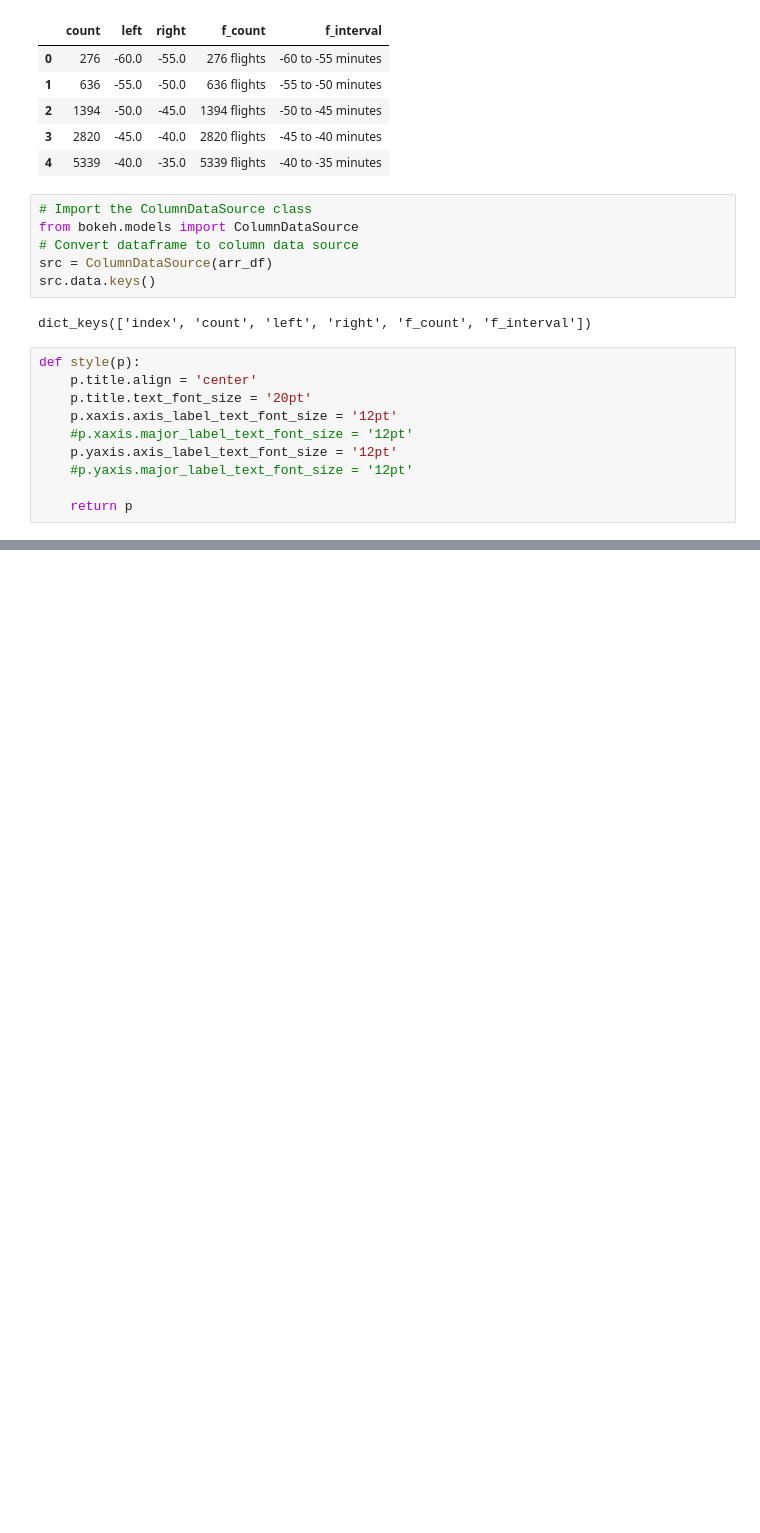
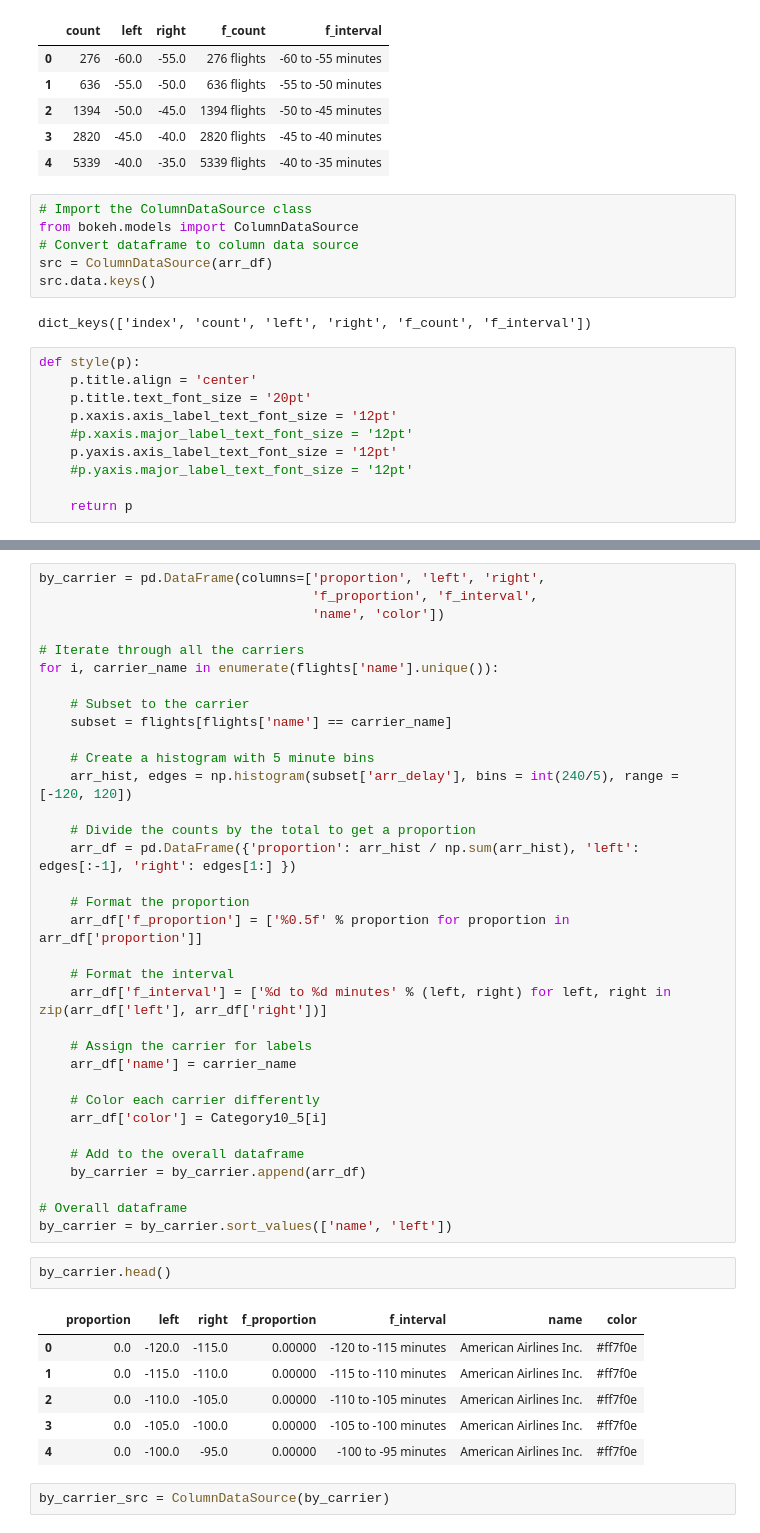
Before and after one commit to ParalysisSyndrome/Data-Visualization, a Jupyter notebook: week9/Tugas/Data_visualization_Bokeh_part1.ipynb, the cells around one changed output, grey strips where cells are left out. Saved outputs shown, nothing was run; the diff lists cells and outputs as text; blank space fills up the shorter version.

```diff
--- a/week9/Tugas/Data_visualization_Bokeh_part1.ipynb
+++ b/week9/Tugas/Data_visualization_Bokeh_part1.ipynb
@@ -178,0 +188,45 @@ show(p)
+# %%
+by_carrier = pd.DataFrame(columns=['proportion', 'left', 'right',
+                                   'f_proportion', 'f_interval',
+                                   'name', 'color'])
+
+# Iterate through all the carriers
+for i, carrier_name in enumerate(flights['name'].unique()):
+
+    # Subset to the carrier
+    subset = flights[flights['name'] == carrier_name]
+
+    # Create a histogram with 5 minute bins
+    arr_hist, edges = np.histogram(subset['arr_delay'], bins = int(240/5), range = [-120, 120])
+
+    # Divide the counts by the total to get a proportion
+    arr_df = pd.DataFrame({'proportion': arr_hist / np.sum(arr_hist), 'left': edges[:-1], 'right': edges[1:] })
+
+    # Format the proportion
+    arr_df['f_proportion'] = ['%0.5f' % proportion for proportion in arr_df['proportion']]
+
+    # Format the interval
+    arr_df['f_interval'] = ['%d to %d minutes' % (left, right) for left, right in zip(arr_df['left'], arr_df['right'])]
+
+    # Assign the carrier for labels
+    arr_df['name'] = carrier_name
+
+    # Color each carrier differently
+    arr_df['color'] = Category10_5[i]
+
+    # Add to the overall dataframe
+    by_carrier = by_carrier.append(arr_df)
+
+# Overall dataframe
+by_carrier = by_carrier.sort_values(['name', 'left'])
+# %%
+by_carrier.head()
+# %% [output]
+|  | proportion | left | right | f_proportion | f_interval | name | color |
+| 0 | 0.0 | -120.0 | -115.0 | 0.00000 | -120 to -115 minutes | American Airlines Inc. | #ff7f0e |
+| 1 | 0.0 | -115.0 | -110.0 | 0.00000 | -115 to -110 minutes | American Airlines Inc. | #ff7f0e |
+| 2 | 0.0 | -110.0 | -105.0 | 0.00000 | -110 to -105 minutes | American Airlines Inc. | #ff7f0e |
+| 3 | 0.0 | -105.0 | -100.0 | 0.00000 | -105 to -100 minutes | American Airlines Inc. | #ff7f0e |
+| 4 | 0.0 | -100.0 | -95.0 | 0.00000 | -100 to -95 minutes | American Airlines Inc. | #ff7f0e |
+# %%
+by_carrier_src = ColumnDataSource(by_carrier)
```
Also changed, not shown: parts of 7 cells of this notebook.
